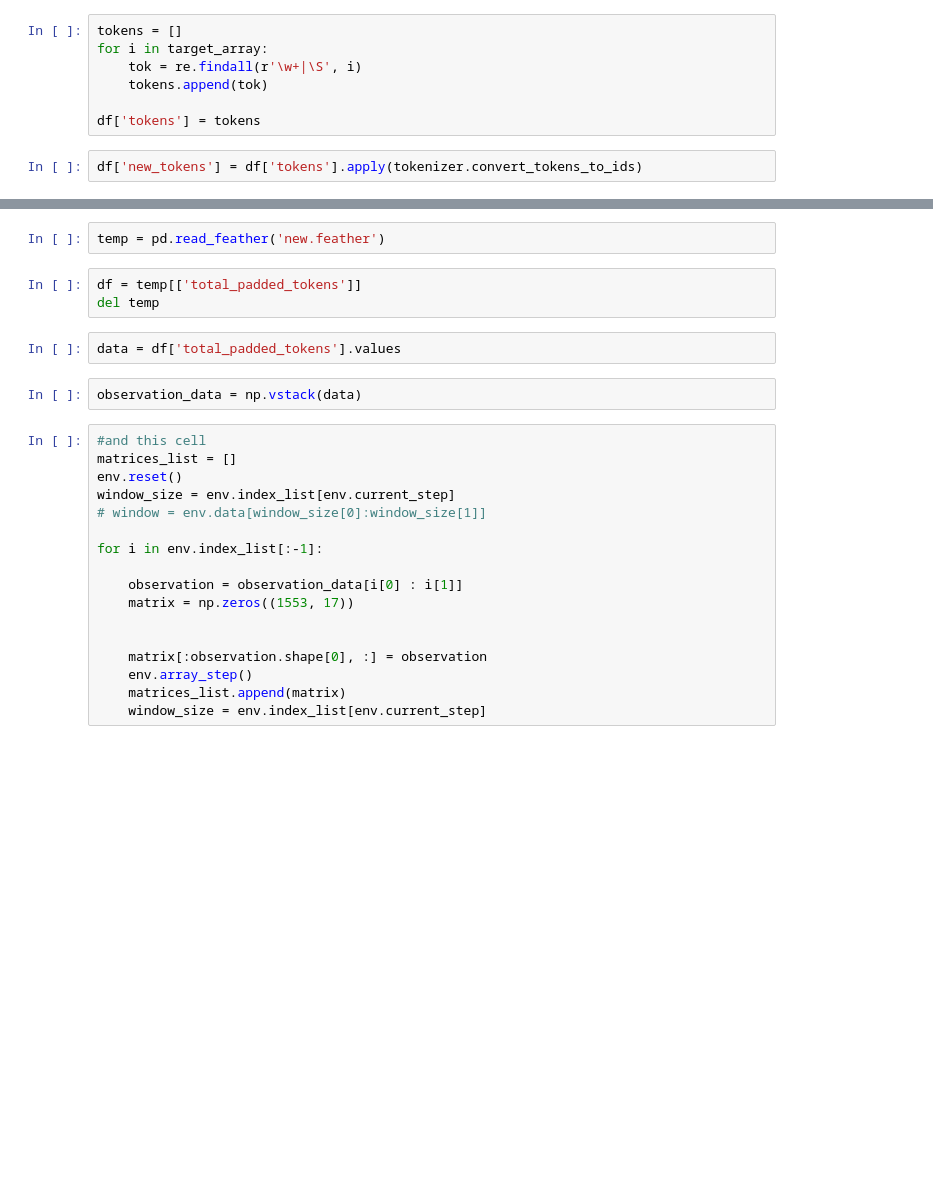
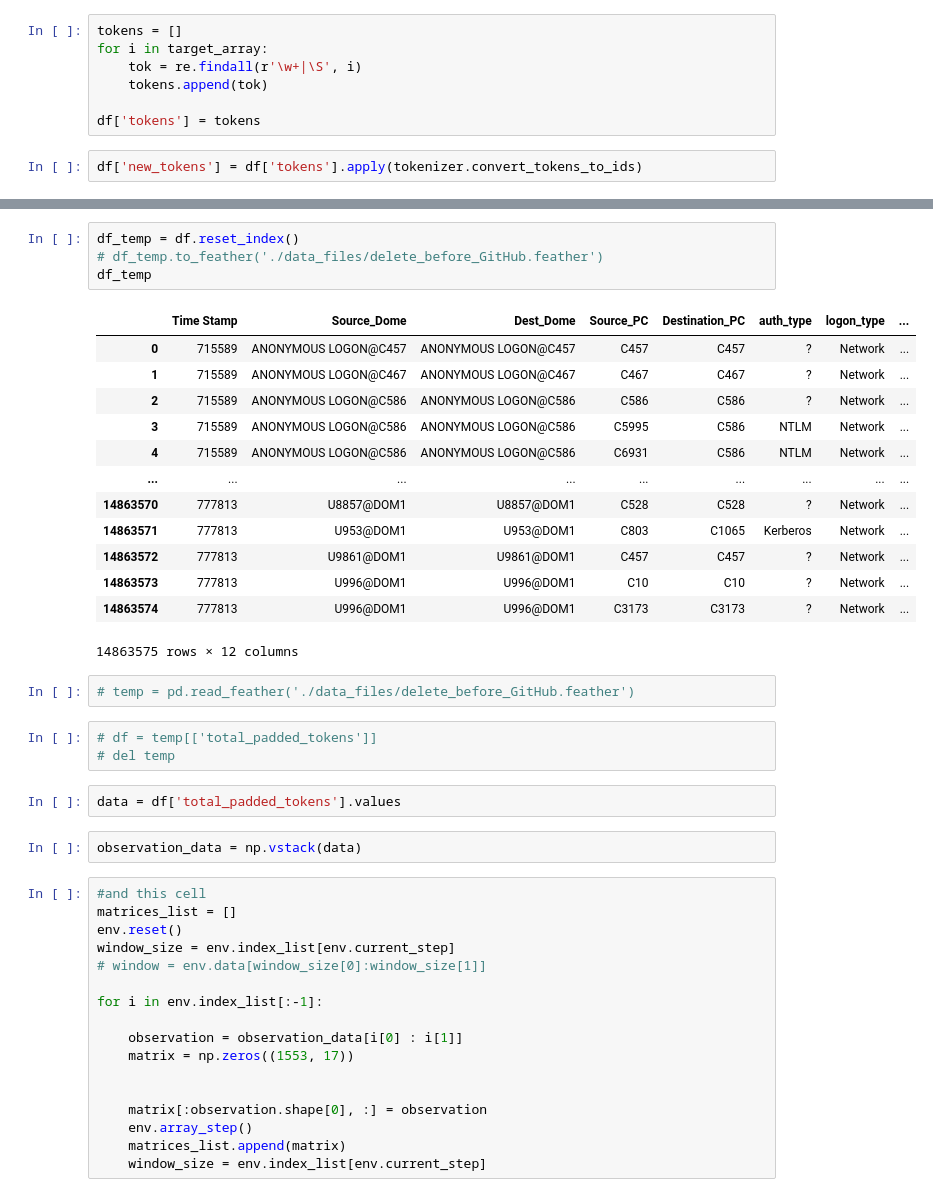
Before and after one commit to TRO-Wolf/CyberSecProj, a Jupyter notebook: PreProcess2.ipynb, the cells around one changed output, grey strips where cells are left out. Drawn from its saved outputs; the diff is of its cells as text; blank space fills up the shorter version.

```diff
--- a/PreProcess2.ipynb
+++ b/PreProcess2.ipynb
@@ -487,8 +273,26 @@ df.to_feather('new.feather')
+# %%
+df_temp = df.reset_index()
+# df_temp.to_feather('./data_files/delete_before_GitHub.feather')
+df_temp
+# %% [output]
+|  | Time Stamp | Source_Dome | Dest_Dome | Source_PC | Destination_PC | auth_type | logon_type | ... |
+| 0 | 715589 | ANONYMOUS LOGON@C457 | ANONYMOUS LOGON@C457 | C457 | C457 | ? | Network | ... |
+| 1 | 715589 | ANONYMOUS LOGON@C467 | ANONYMOUS LOGON@C467 | C467 | C467 | ? | Network | ... |
+| 2 | 715589 | ANONYMOUS LOGON@C586 | ANONYMOUS LOGON@C586 | C586 | C586 | ? | Network | ... |
+| 3 | 715589 | ANONYMOUS LOGON@C586 | ANONYMOUS LOGON@C586 | C5995 | C586 | NTLM | Network | ... |
+| 4 | 715589 | ANONYMOUS LOGON@C586 | ANONYMOUS LOGON@C586 | C6931 | C586 | NTLM | Network | ... |
+| ... | ... | ... | ... | ... | ... | ... | ... | ... |
+| 14863570 | 777813 | U8857@DOM1 | U8857@DOM1 | C528 | C528 | ? | Network | ... |
+| 14863571 | 777813 | U953@DOM1 | U953@DOM1 | C803 | C1065 | Kerberos | Network | ... |
+| 14863572 | 777813 | U9861@DOM1 | U9861@DOM1 | C457 | C457 | ? | Network | ... |
+| 14863573 | 777813 | U996@DOM1 | U996@DOM1 | C10 | C10 | ? | Network | ... |
+| 14863574 | 777813 | U996@DOM1 | U996@DOM1 | C3173 | C3173 | ? | Network | ... |
+14863575 rows × 12 columns
 # %%
-temp = pd.read_feather('new.feather')
+# temp = pd.read_feather('./data_files/delete_before_GitHub.feather')
 # %%
-df = temp[['total_padded_tokens']]
-del temp
+# df = temp[['total_padded_tokens']]
+# del temp
 # %%
 data = df['total_padded_tokens'].values
 # %%
```
Also changed, not shown: parts of 100 cells of this notebook, 21 other files.
